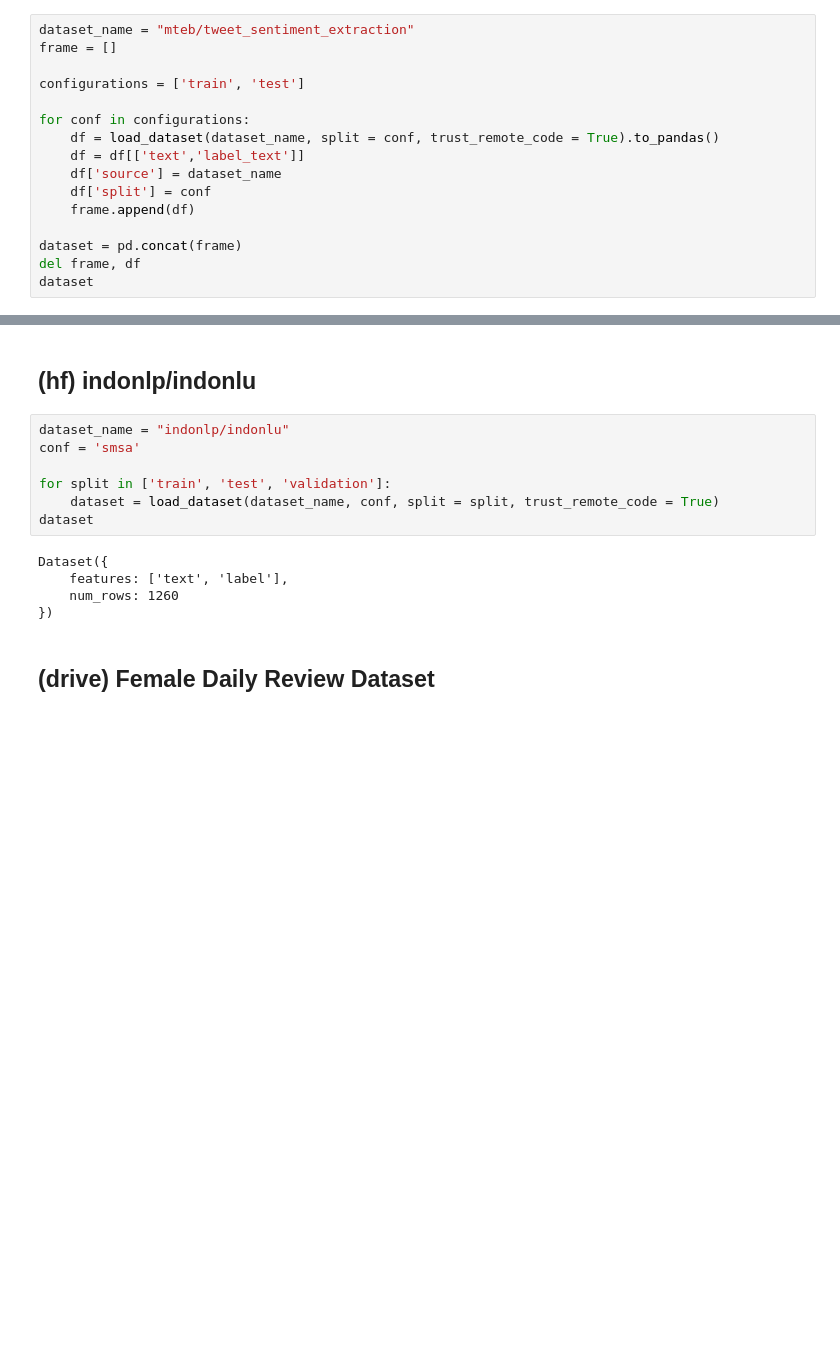
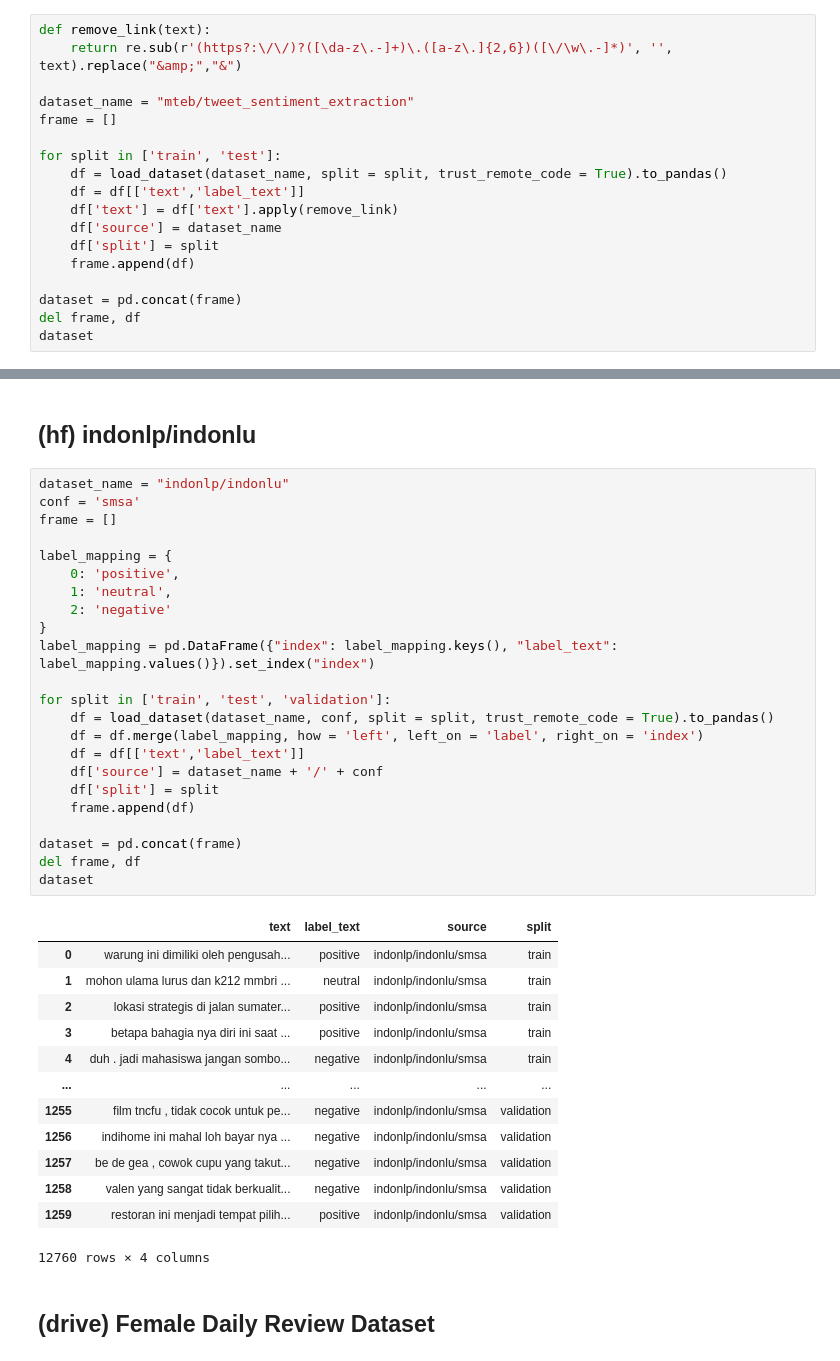
Before and after one commit to carant-ai/tpu-sentiment-trainer, a Jupyter notebook: preprocess.ipynb, the cells around one changed output, grey strips where cells are left out. Drawn from its saved outputs; the diff is of its cells as text; blank space fills up the shorter version.

```diff
--- a/preprocess.ipynb
+++ b/preprocess.ipynb
@@ -63,16 +69,18 @@ dataset
 # %% [markdown]
 ## (hf) mteb/tweet_sentiment_extraction
 # %%
+def remove_link(text):
+    return re.sub(r'(https?:\/\/)?([\da-z\.-]+)\.([a-z\.]{2,6})([\/\w\.-]*)', '', text).replace("&amp;","&")
+
 dataset_name = "mteb/tweet_sentiment_extraction"
 frame = []
 
-configurations = ['train', 'test']
-
-for conf in configurations:
-    df = load_dataset(dataset_name, split = conf, trust_remote_code = True).to_pandas()
+for split in ['train', 'test']:
+    df = load_dataset(dataset_name, split = split, trust_remote_code = True).to_pandas()
     df = df[['text','label_text']]
+    df['text'] = df['text'].apply(remove_link)
     df['source'] = dataset_name
-    df['split'] = conf
+    df['split'] = split
     frame.append(df)
 
 dataset = pd.concat(frame)
@@ -96,18 +105,43 @@ dataset
 # Indonesian
 # %% [markdown]
 ## (hf) indonlp/indonlu
-# %%
-dataset_name = "indonlp/indonlu"
-conf = 'smsa'
-
-for split in ['train', 'test', 'validation']:
-    dataset = load_dataset(dataset_name, conf, split = split, trust_remote_code = True)
-dataset
-# %% [output]
-Dataset({
-    features: ['text', 'label'],
-    num_rows: 1260
-})
+# %%
+dataset_name = "indonlp/indonlu"
+conf = 'smsa'
+frame = []
+
+label_mapping = {
+    0: 'positive',
+    1: 'neutral',
+    2: 'negative'
+}
+label_mapping = pd.DataFrame({"index": label_mapping.keys(), "label_text": label_mapping.values()}).set_index("index")
+
+for split in ['train', 'test', 'validation']:
+    df = load_dataset(dataset_name, conf, split = split, trust_remote_code = True).to_pandas()
+    df = df.merge(label_mapping, how = 'left', left_on = 'label', right_on = 'index')
+    df = df[['text','label_text']]
+    df['source'] = dataset_name + '/' + conf
+    df['split'] = split
+    frame.append(df)
+
+dataset = pd.concat(frame)
+del frame, df
+dataset
+# %% [output]
+|  | text | label_text | source | split |
+| 0 | warung ini dimiliki oleh pengusah... | positive | indonlp/indonlu/smsa | train |
+| 1 | mohon ulama lurus dan k212 mmbri ... | neutral | indonlp/indonlu/smsa | train |
+| 2 | lokasi strategis di jalan sumater... | positive | indonlp/indonlu/smsa | train |
+| 3 | betapa bahagia nya diri ini saat ... | positive | indonlp/indonlu/smsa | train |
+| 4 | duh . jadi mahasiswa jangan sombo... | negative | indonlp/indonlu/smsa | train |
+| ... | ... | ... | ... | ... |
+| 1255 | film tncfu , tidak cocok untuk pe... | negative | indonlp/indonlu/smsa | validation |
+| 1256 | indihome ini mahal loh bayar nya ... | negative | indonlp/indonlu/smsa | validation |
+| 1257 | be de gea , cowok cupu yang takut... | negative | indonlp/indonlu/smsa | validation |
+| 1258 | valen yang sangat tidak berkualit... | negative | indonlp/indonlu/smsa | validation |
+| 1259 | restoran ini menjadi tempat pilih... | positive | indonlp/indonlu/smsa | validation |
+12760 rows × 4 columns
 # %% [markdown]
 ## (drive) Female Daily Review Dataset
 # %%
```
Also changed, not shown: parts of 36 cells of this notebook, 1 other file.
